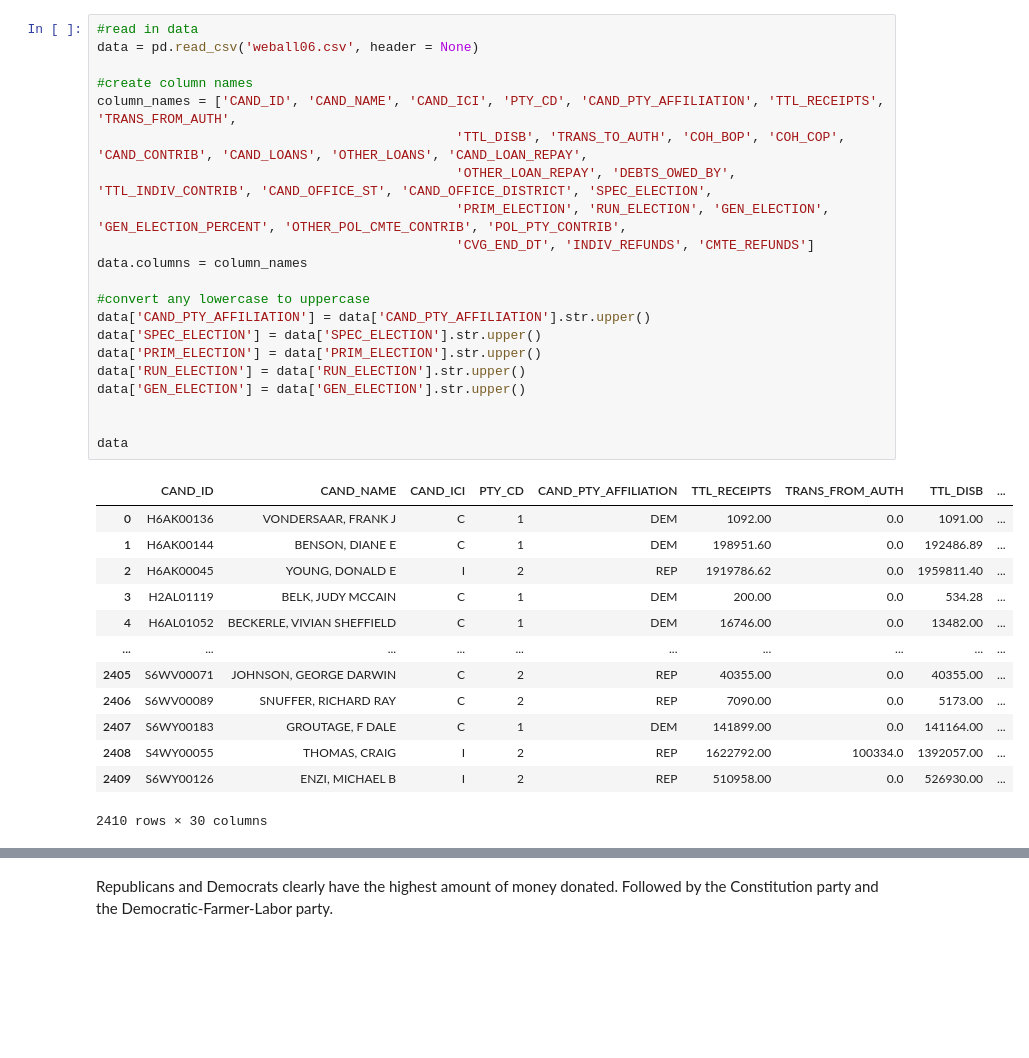
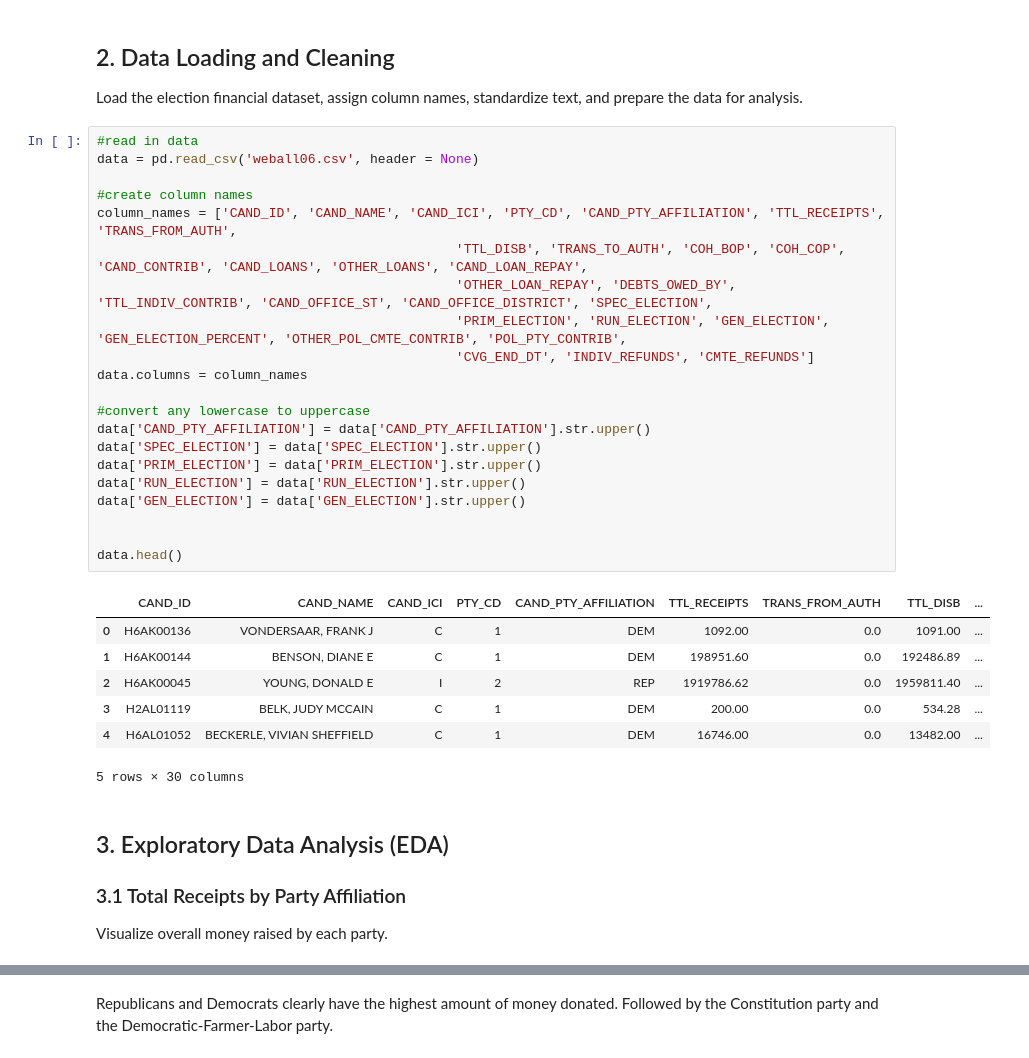
Before and after one commit to Nickmm11/Election-Financial-Data, a Jupyter notebook: project.ipynb, the cells around one changed output, grey strips where cells are left out. Cells and saved outputs as stored; diff of their text form; blank space fills up the shorter version.

```diff
--- a/project.ipynb
+++ b/project.ipynb
@@ -10,38 +23,42 @@ from sklearn.preprocessing import StandardScaler
+# %% [markdown]
+## 2. Data Loading and Cleaning
+
+Load the election financial dataset, assign column names, standardize text, and prepare the data for analysis.
 # %%
 #read in data
 data = pd.read_csv('weball06.csv', header = None)
 
 #create column names
 column_names = ['CAND_ID', 'CAND_NAME', 'CAND_ICI', 'PTY_CD', 'CAND_PTY_AFFILIATION', 'TTL_RECEIPTS', 'TRANS_FROM_AUTH',
                                               'TTL_DISB', 'TRANS_TO_AUTH', 'COH_BOP', 'COH_COP', 'CAND_CONTRIB', 'CAND_LOANS', 'OTHER_LOANS', 'CAND_LOAN_REPAY',
                                               'OTHER_LOAN_REPAY', 'DEBTS_OWED_BY', 'TTL_INDIV_CONTRIB', 'CAND_OFFICE_ST', 'CAND_OFFICE_DISTRICT', 'SPEC_ELECTION',
                                               'PRIM_ELECTION', 'RUN_ELECTION', 'GEN_ELECTION', 'GEN_ELECTION_PERCENT', 'OTHER_POL_CMTE_CONTRIB', 'POL_PTY_CONTRIB',
                                               'CVG_END_DT', 'INDIV_REFUNDS', 'CMTE_REFUNDS']
 data.columns = column_names
 
 #convert any lowercase to uppercase
 data['CAND_PTY_AFFILIATION'] = data['CAND_PTY_AFFILIATION'].str.upper()
 data['SPEC_ELECTION'] = data['SPEC_ELECTION'].str.upper()
 data['PRIM_ELECTION'] = data['PRIM_ELECTION'].str.upper()
 data['RUN_ELECTION'] = data['RUN_ELECTION'].str.upper()
 data['GEN_ELECTION'] = data['GEN_ELECTION'].str.upper()
 
 
-data
+data.head()
 # %% [output]
 |  | CAND_ID | CAND_NAME | CAND_ICI | PTY_CD | CAND_PTY_AFFILIATION | TTL_RECEIPTS | TRANS_FROM_AUTH | TTL_DISB | ... |
 | 0 | H6AK00136 | VONDERSAAR, FRANK J | C | 1 | DEM | 1092.00 | 0.0 | 1091.00 | ... |
 | 1 | H6AK00144 | BENSON, DIANE E | C | 1 | DEM | 198951.60 | 0.0 | 192486.89 | ... |
 | 2 | H6AK00045 | YOUNG, DONALD E | I | 2 | REP | 1919786.62 | 0.0 | 1959811.40 | ... |
 | 3 | H2AL01119 | BELK, JUDY MCCAIN | C | 1 | DEM | 200.00 | 0.0 | 534.28 | ... |
 | 4 | H6AL01052 | BECKERLE, VIVIAN SHEFFIELD | C | 1 | DEM | 16746.00 | 0.0 | 13482.00 | ... |
-| ... | ... | ... | ... | ... | ... | ... | ... | ... | ... |
-| 2405 | S6WV00071 | JOHNSON, GEORGE DARWIN | C | 2 | REP | 40355.00 | 0.0 | 40355.00 | ... |
-| 2406 | S6WV00089 | SNUFFER, RICHARD RAY | C | 2 | REP | 7090.00 | 0.0 | 5173.00 | ... |
-| 2407 | S6WY00183 | GROUTAGE, F DALE | C | 1 | DEM | 141899.00 | 0.0 | 141164.00 | ... |
-| 2408 | S4WY00055 | THOMAS, CRAIG | I | 2 | REP | 1622792.00 | 100334.0 | 1392057.00 | ... |
-| 2409 | S6WY00126 | ENZI, MICHAEL B | I | 2 | REP | 510958.00 | 0.0 | 526930.00 | ... |
-2410 rows × 30 columns
+5 rows × 30 columns
+# %% [markdown]
+## 3. Exploratory Data Analysis (EDA)
+
+### 3.1 Total Receipts by Party Affiliation
+
+Visualize overall money raised by each party.
 # %%
 #Show difference between party affiliation and total receipts
 barplot = sns.barplot(x = 'CAND_PTY_AFFILIATION', y = 'TTL_RECEIPTS', data = data, errorbar = None, order = data.groupby('CAND_PTY_AFFILIATION').TTL_RECEIPTS.sum().sort_values(ascending = False).index)
```
Also changed, not shown: parts of 14 cells of this notebook, 1 other file.
